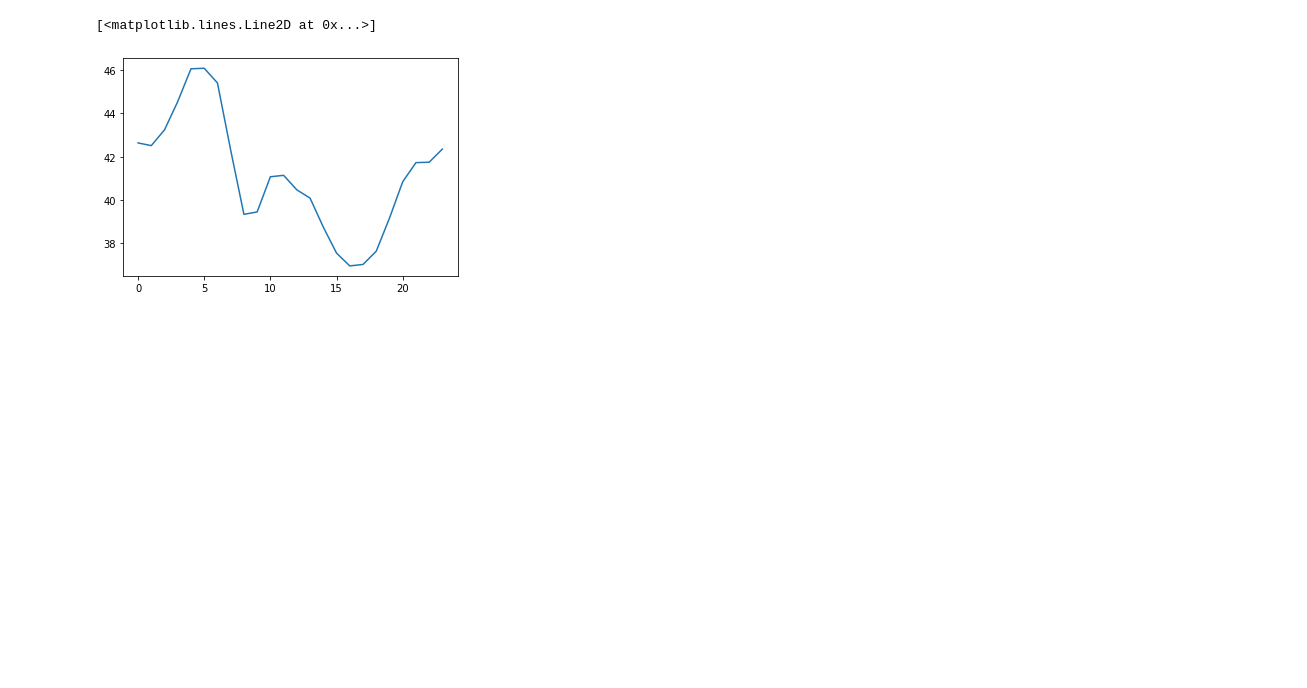
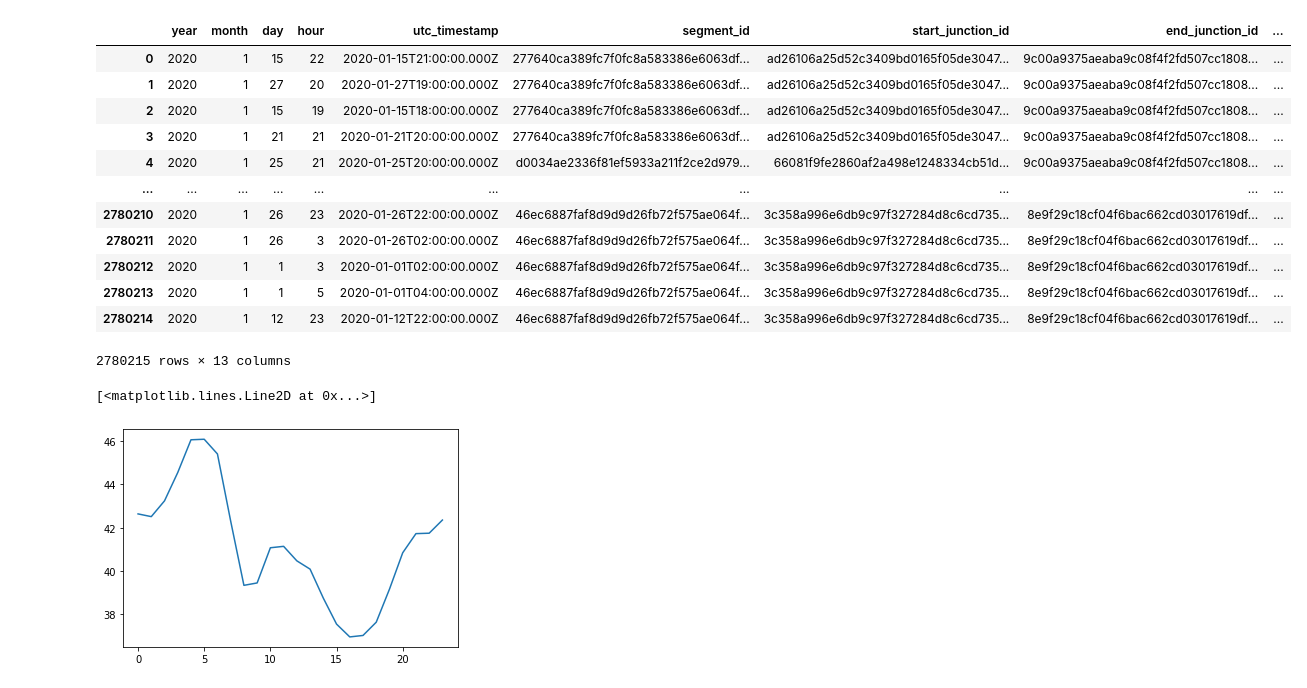
Before and after one commit to fom-big-data/fom-big-data-consulting-berlin-mobility-model, a Jupyter notebook: EXPLORATION/explore_uber_movement.ipynb, the cells around one changed output. Cells and saved outputs as stored; diff of their text form; code cells hidden in the pictures; blank space fills up the shorter version.

```diff
--- a/EXPLORATION/explore_uber_movement.ipynb
+++ b/EXPLORATION/explore_uber_movement.ipynb
@@ -15,7 +15,21 @@ from OSMPythonTools.api import Api as osm_api
 ox.config(log_console=True, use_cache=True)
 # %%
 speed_df = pd.read_csv('../data/Uber_speeds/movement-speeds-hourly-berlin-2020-1.csv')
-#speed_df
+speed_df
+# %% [output]
+|  | year | month | day | hour | utc_timestamp | segment_id | start_junction_id | end_junction_id | ... |
+| 0 | 2020 | 1 | 15 | 22 | 2020-01-15T21:00:00.000Z | 277640ca389fc7f0fc8a583386e6063df... | ad26106a25d52c3409bd0165f05de3047... | 9c00a9375aeaba9c08f4f2fd507cc1808... | ... |
+| 1 | 2020 | 1 | 27 | 20 | 2020-01-27T19:00:00.000Z | 277640ca389fc7f0fc8a583386e6063df... | ad26106a25d52c3409bd0165f05de3047... | 9c00a9375aeaba9c08f4f2fd507cc1808... | ... |
+| 2 | 2020 | 1 | 15 | 19 | 2020-01-15T18:00:00.000Z | 277640ca389fc7f0fc8a583386e6063df... | ad26106a25d52c3409bd0165f05de3047... | 9c00a9375aeaba9c08f4f2fd507cc1808... | ... |
+| 3 | 2020 | 1 | 21 | 21 | 2020-01-21T20:00:00.000Z | 277640ca389fc7f0fc8a583386e6063df... | ad26106a25d52c3409bd0165f05de3047... | 9c00a9375aeaba9c08f4f2fd507cc1808... | ... |
+| 4 | 2020 | 1 | 25 | 21 | 2020-01-25T20:00:00.000Z | d0034ae2336f81ef5933a211f2ce2d979... | 66081f9fe2860af2a498e1248334cb51d... | 9c00a9375aeaba9c08f4f2fd507cc1808... | ... |
+| ... | ... | ... | ... | ... | ... | ... | ... | ... | ... |
+| 2780210 | 2020 | 1 | 26 | 23 | 2020-01-26T22:00:00.000Z | 46ec6887faf8d9d9d26fb72f575ae064f... | 3c358a996e6db9c97f327284d8c6cd735... | 8e9f29c18cf04f6bac662cd03017619df... | ... |
+| 2780211 | 2020 | 1 | 26 | 3 | 2020-01-26T02:00:00.000Z | 46ec6887faf8d9d9d26fb72f575ae064f... | 3c358a996e6db9c97f327284d8c6cd735... | 8e9f29c18cf04f6bac662cd03017619df... | ... |
+| 2780212 | 2020 | 1 | 1 | 3 | 2020-01-01T02:00:00.000Z | 46ec6887faf8d9d9d26fb72f575ae064f... | 3c358a996e6db9c97f327284d8c6cd735... | 8e9f29c18cf04f6bac662cd03017619df... | ... |
+| 2780213 | 2020 | 1 | 1 | 5 | 2020-01-01T04:00:00.000Z | 46ec6887faf8d9d9d26fb72f575ae064f... | 3c358a996e6db9c97f327284d8c6cd735... | 8e9f29c18cf04f6bac662cd03017619df... | ... |
+| 2780214 | 2020 | 1 | 12 | 23 | 2020-01-12T22:00:00.000Z | 46ec6887faf8d9d9d26fb72f575ae064f... | 3c358a996e6db9c97f327284d8c6cd735... | 8e9f29c18cf04f6bac662cd03017619df... | ... |
+2780215 rows × 13 columns
 # %%
 #speed_df = speed_df[speed_df['osm_way_id'] == 28496022]
 speed_df = speed_df.sort_values('utc_timestamp')
```
Also changed, not shown: parts of 1 cell of this notebook, 2 other files.
